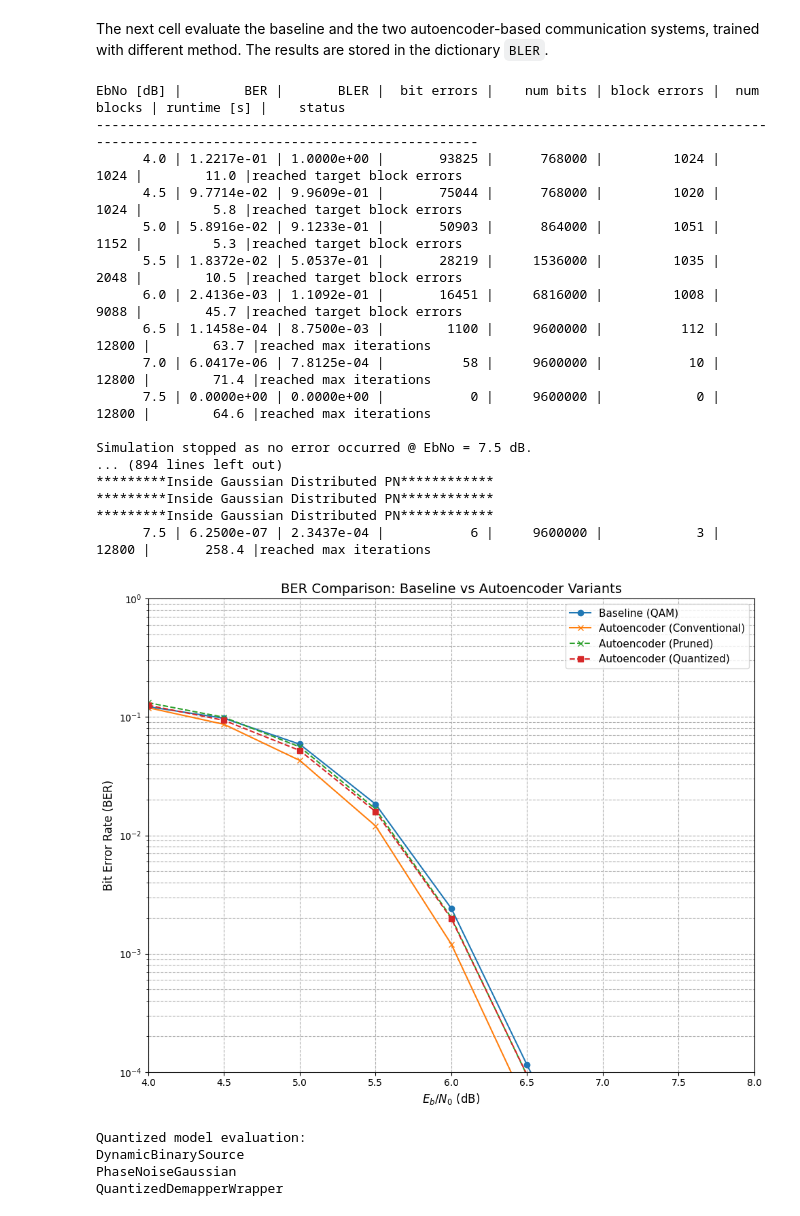
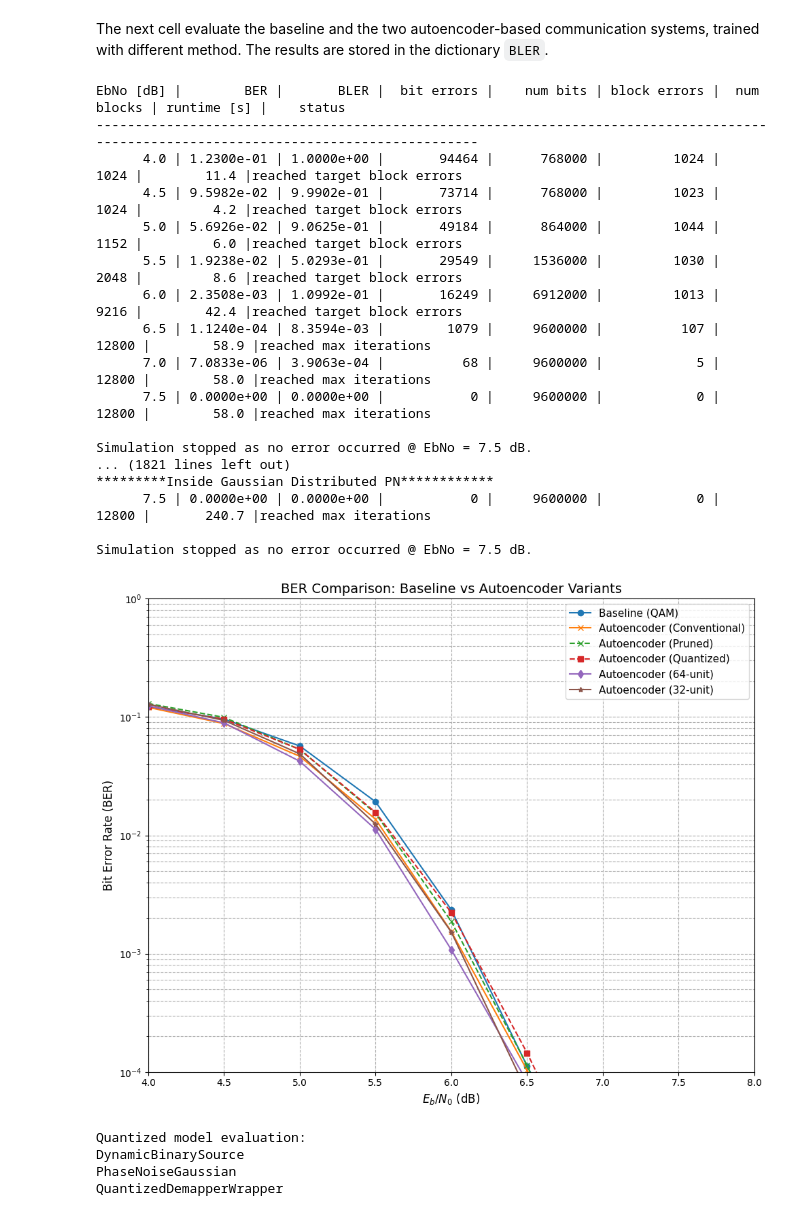
Before and after one commit to Joboreh97/Codes-that-function, a Jupyter notebook: tutorials/phy/phasenoise0.1stddev_aware_direct_32&64_unit_model_pure_pruning_to_64unit.ipynb, the cells around one changed output. Saved outputs shown, nothing was run; the diff lists cells and outputs as text; code cells hidden in the pictures.

```diff
--- a/tutorials/phy/phasenoise0.1stddev_aware_direct_32&64_unit_model_pure_pruning_to_64unit.ipynb
+++ b/tutorials/phy/phasenoise0.1stddev_aware_direct_32&64_unit_model_pure_pruning_to_64unit.ipynb
@@ -401,11 +427,11 @@ class DynamicBinarySource(tf.keras.layers.Layer):
         return tf.where(u < 0.5, 0.0, 1.0)
 # %%
 class E2ESystemConventionalTraining(tf.keras.Model):
-    def __init__(self, training, use_pruning=False, pruning_params=None, pretrained_weights_path=None, name="e2e_system"):
+    def __init__(self, training, use_pruning=False, pruning_params=None, pretrained_weights_path=None, demapper_type='512', name="e2e_system"):
         super().__init__(name=name)
         self._training = training
         self._use_pruning = use_pruning
-
+        self._demapper_type = demapper_type  # Store demapper type
         # Transmitter - Use custom binary source
         self._binary_source = DynamicBinarySource(dtype=tf.float32)
         if not self._training:
@@ -428,13 +454,22 @@ class E2ESystemConventionalTraining(tf.keras.Model):
         self._phase_noise = PhaseNoiseGaussian(name="phase_noise")
         self._channel = AWGN()
 
-        # Receiver
+        # Receiver - Updated to support different demapper types
         if self._use_pruning and pruning_params:
             self._demapper = create_pruned_functional_demapper_phase_noise_from_preprocessed(
                 num_bits_per_symbol, pruning_params, bitwise=True)
         else:
-            self._demapper = create_functional_demapper_phase_noise_from_preprocessed(
-                num_bits_per_symbol, bitwise=True)
+            if demapper_type == '512':
+                self._demapper = create_functional_demapper_phase_noise_from_preprocessed(
+                    num_bits_per_symbol, bitwise=True)
+            elif demapper_type == '64':
+                self._demapper = create_64_unit_functional_demapper_phase_noise_from_preprocessed(
+                    num_bits_per_symbol, bitwise=True)
+            elif demapper_type == '32':
+                self._demapper = create_32_unit_functional_demapper_phase_noise_from_preprocessed(
+                    num_bits_per_symbol, bitwise=True)
+            else:
+                raise ValueError(f"Unsupported demapper_type: {demapper_type}. Use '512', '64', or '32'.")
 
         if not self._training:
             self._decoder = LDPC5GDecoder(self._encoder, hard_out=True)
@@ -924,7 +1030,7 @@ demapper_model = create_functional_demapper_phase_noise_from_preprocessed(num_bi
 model_float = E2ESystemConventionalTraining(training=False)
 dummy_input = (tf.zeros([1, 1]), tf.zeros([1]))
 model_float(dummy_input, training=False)
-model_float.load_weights('conventional_weights.h5')
+model_float.load_weights('conventional_weights_512.h5')
 demapper_model = model_float._demapper  # Should be a Keras model/layer
 
 import tensorflow as tf
@@ -972,7 +1078,7 @@ class QuantizedDemapperWrapper(tf.keras.layers.Layer):
 model_quantized = E2ESystemConventionalTraining(training=False)
 dummy_input = (tf.zeros([1, 1]), tf.zeros([1]))
 model_quantized(dummy_input, training=False)
-model_quantized.load_weights('conventional_weights.h5')
+model_quantized.load_weights('conventional_weights_512.h5')
 model_quantized._demapper = QuantizedDemapperWrapper("quantized_demapper.tflite")
 # %% [output]
 *********Inside Gaussian Distributed PN************
@@ -1111,9 +1217,17 @@ wrapped_model = SimberCompatibleWrapper(model_conventional_eval)
 ber, _ = sim_ber(wrapped_model, ebno_dbs, batch_size=128, num_target_block_errors=1000, max_mc_iter=100, graph_mode="xla")
 BER['autoencoder-conv'] = ber.numpy()
 
-# ber, _ = sim_ber(model_conventional_eval, ebno_dbs, batch_size=128, num_target_block_errors=1000, max_mc_iter=100, graph_mode="xla")
-# BER['autoencoder-conv'] = ber.numpy()
+# Add 64-unit model to BER evaluation
+wrapped_model_64 = SimberCompatibleWrapper(model_64unit_eval)
+ber_64, _ = sim_ber(wrapped_model_64, ebno_dbs, batch_size=128,
+                    num_target_block_errors=1000, max_mc_iter=100, graph_mode=None)
+BER['autoencoder-64unit'] = ber_64.numpy()
 
+# Add 32-unit model to BER evaluation
+wrapped_model_32 = SimberCompatibleWrapper(model_32unit_eval)
+ber_32, _ = sim_ber(wrapped_model_32, ebno_dbs, batch_size=128,
+                    num_target_block_errors=1000, max_mc_iter=100, graph_mode=None)
+BER['autoencoder-32unit'] = ber_32.numpy()
 
 wrapped_model_1 = SimberCompatibleWrapper(model_pruned_eval)
 ber, _ = sim_ber(wrapped_model_1, ebno_dbs, batch_size=128, num_target_block_errors=1000, max_mc_iter=100, graph_mode= None)
@@ -1130,49 +1244,55 @@ with open(results_filename, 'wb') as f:
 # %% [output]
 EbNo [dB] |        BER |       BLER |  bit errors |    num bits | block errors |  num blocks | runtime [s] |    status
 ---------------------------------------------------------------------------------------------------------------------------------------
-      4.0 | 1.2217e-01 | 1.0000e+00 |       93825 |      768000 |         1024 |        1024 |        11.0 |reached target block errors
-      4.5 | 9.7714e-02 | 9.9609e-01 |       75044 |      768000 |         1020 |        1024 |         5.8 |reached target block errors
-      5.0 | 5.8916e-02 | 9.1233e-01 |       50903 |      864000 |         1051 |        1152 |         5.3 |reached target block errors
-      5.5 | 1.8372e-02 | 5.0537e-01 |       28219 |     1536000 |         1035 |        2048 |        10.5 |reached target block errors
-      6.0 | 2.4136e-03 | 1.1092e-01 |       16451 |     6816000 |         1008 |        9088 |        45.7 |reached target block errors
-      6.5 | 1.1458e-04 | 8.7500e-03 |        1100 |     9600000 |          112 |       12800 |        63.7 |reached max iterations
-      7.0 | 6.0417e-06 | 7.8125e-04 |          58 |     9600000 |           10 |       12800 |        71.4 |reached max iterations
-      7.5 | 0.0000e+00 | 0.0000e+00 |           0 |     9600000 |            0 |       12800 |        64.6 |reached max iterations
+      4.0 | 1.2300e-01 | 1.0000e+00 |       94464 |      768000 |         1024 |        1024 |        11.4 |reached target block errors
+      4.5 | 9.5982e-02 | 9.9902e-01 |       73714 |      768000 |         1023 |        1024 |         4.2 |reached target block errors
+      5.0 | 5.6926e-02 | 9.0625e-01 |       49184 |      864000 |         1044 |        1152 |         6.0 |reached target block errors
+      5.5 | 1.9238e-02 | 5.0293e-01 |       29549 |     1536000 |         1030 |        2048 |         8.6 |reached target block errors
+      6.0 | 2.3508e-03 | 1.0992e-01 |       16249 |     6912000 |         1013 |        9216 |        42.4 |reached target block errors
+      6.5 | 1.1240e-04 | 8.3594e-03 |        1079 |     9600000 |          107 |       12800 |        58.9 |reached max iterations
+      7.0 | 7.0833e-06 | 3.9063e-04 |          68 |     9600000 |            5 |       12800 |        58.0 |reached max iterations
+      7.5 | 0.0000e+00 | 0.0000e+00 |           0 |     9600000 |            0 |       12800 |        58.0 |reached max iterations
 
 Simulation stopped as no error occurred @ EbNo = 7.5 dB.
-... (894 lines left out)
+... (1821 lines left out)
 *********Inside Gaussian Distributed PN************
-*********Inside Gaussian Distributed PN************
-*********Inside Gaussian Distributed PN************
-      7.5 | 6.2500e-07 | 2.3437e-04 |           6 |     9600000 |            3 |       12800 |       258.4 |reached max iterations
+      7.5 | 0.0000e+00 | 0.0000e+00 |           0 |     9600000 |            0 |       12800 |       240.7 |reached max iterations
+
+Simulation stopped as no error occurred @ EbNo = 7.5 dB.
 # %%
 import matplotlib.pyplot as plt
 
 plt.figure(figsize=(10, 8))
 
 # Baseline (e.g., QAM)
 plt.semilogy(ebno_dbs, BER['baseline'], 'o-', color='C0', label='Baseline (QAM)')
 
 # Autoencoder (conventional training)
 plt.semilogy(ebno_dbs, BER['autoencoder-conv'], 'x-', color='C1', label='Autoencoder (Conventional)')
 
 # Autoencoder (QAT-trained)
 plt.semilogy(ebno_dbs, BER['autoencoder-pruned'], 'x--', color='C2', label='Autoencoder (Pruned)')
 
 # Autoencoder (Post-Training Quantized)
 plt.semilogy(ebno_dbs, BER['autoencoder-quantized'], 's--', color='C3', label='Autoencoder (Quantized)')
 
+# Update your plot to include the 64-unit results
+plt.semilogy(ebno_dbs, BER['autoencoder-64unit'], 'd-', color='C4', label='Autoencoder (64-unit)')
+
+# Update your plot to include the 32-unit results
+plt.semilogy(ebno_dbs, BER['autoencoder-32unit'], '*-', color='C5', label='Autoencoder (32-unit)')
+
 plt.xlabel(r"$E_b/N_0$ (dB)", fontsize=12)
 plt.ylabel("Bit Error Rate (BER)", fontsize=12)
 plt.title("BER Comparison: Baseline vs Autoencoder Variants", fontsize=14)
 plt.grid(True, which="both", linestyle='--', linewidth=0.8)
 plt.ylim((1e-4, 1.0))
 plt.xlim((ebno_db_min, ebno_db_max))
 plt.legend(fontsize=11)
 plt.tight_layout()
 plt.show()
 # %% [output]
-[figure, old version]
+[figure, new version]
 # %%
 print("Quantized model evaluation:")
 for layer in model_quantized.layers:
```
Also changed, not shown: parts of 12 cells of this notebook.
